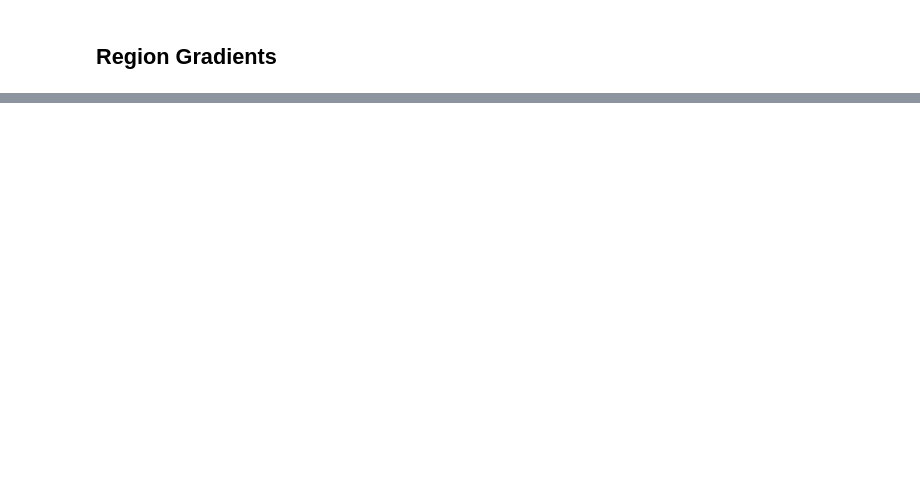
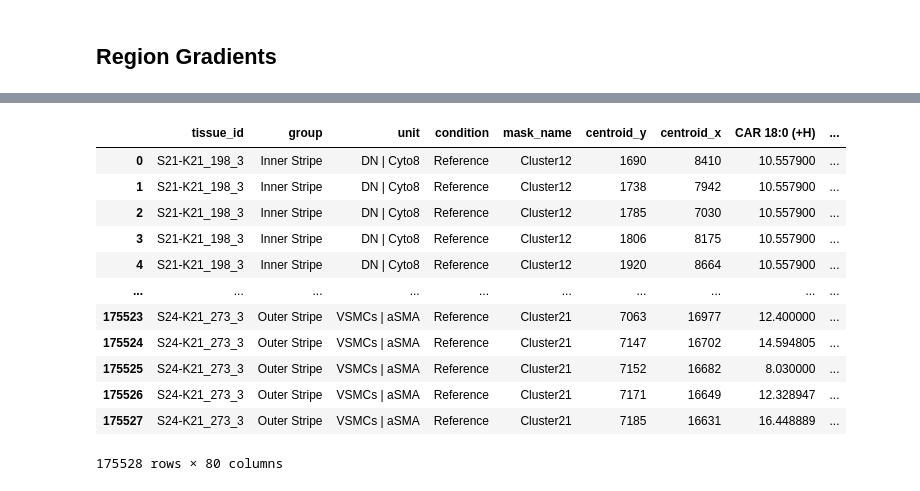
Before and after one commit to jvillazon/hsi_machine_learning, a Jupyter notebook: sk_classifier/integrated_pipeline.ipynb, the cells around one changed output, grey strips where cells are left out. Saved outputs shown, nothing was run; the diff lists cells and outputs as text; code cells hidden in the pictures; blank space fills up the shorter version.

```diff
--- a/sk_classifier/integrated_pipeline.ipynb
+++ b/sk_classifier/integrated_pipeline.ipynb
@@ -105,7 +154,7 @@ if 'Unnamed: 0' in df.columns:
 path = r"C:\Users\jvill\OneDrive - UC San Diego\integrated_pipeline\WSI_data\WSI_data\CODEX_clusters-regions_masks_output_csv-test\output.csv"
 df = pd.read_csv(path)
 col_groups = {
-    "ORR": ["Redox"],
+    # "ORR": ["Redox"],
     "CAR" :[
         "CAR 18:2 (+H)",
         "CAR 18:1 (+H)",
@@ -140,7 +189,7 @@ col_groups = {
         "PS 16:0_20:4 (-H)",
         "PS 18:0_20:4 (-H)",
         "PI 16:0_20:4 (-H)",
-        "PI 18:0_20:4 (-H)",
+        "PI 18:1_20:3 (-H)",
         "PC 35:4 (+H)",
         "PC 36:5 (+H)",
         "PC 18:0_20:4 (+H)",
@@ -156,7 +205,7 @@ col_groups = {
         "PE 49:9 (-H)",
         "PC 48:9 (-CH3)",
     ],
-    "Lipid Unsat.": ["Lipid_Unsaturation"],
+
     "SM":[
         "SM 34:1;2O (+H)",
         "SM 38:1;20 (+H)",
@@ -171,21 +220,25 @@ col_groups = {
         "SHexCer 41:1;3O (-H)",
         "SHexCer 42:2;3O (-H)",
         "SHexCer 42:1;3O (-H)",
-        "SHexCer 42:0;3O(-H)",
+        "SHexCer 42:0;3O (-H)",
         "SHexCer 50:0;2O (-H)"
     ],
+        "Lipid Unsat.": ["Lipid_Unsaturation"],
+        "Lipid/Protein" : ["Lipid_to_Protein"]
 
-        "Fib. Collagen": [
-        # 'Collagen',
-        "Collagen_Thickness",
-        "Collagen_Coherence"
-    ],
+    #     "Fib. Collagen": [
+    #     # 'Collagen',
+    #     "Collagen_Thickness",
+    #     "Collagen_Coherence"
+    # ],
 
 }
 if 'Unnamed: 0' in df.columns:
     df = df.drop(columns=['Unnamed: 0'])
 
 # df = df[df['Source_ID']=='S21']
+
+# df = df[df['tissue_id']=='S21-K21_198_3']
 
 for new_col, source_cols in col_groups.items():
     df[new_col] = df[source_cols].mean(axis=1)
@@ -200,7 +253,7 @@ unit_order = [
       "Cluster9",
       "Cluster10",
       "Cluster11",
-      "Cluster13",
+      "Cluster12",
       "Cluster15",
       "Cluster16",
       "Cluster17",
@@ -208,6 +261,7 @@ unit_order = [
       "Cluster19",
       "Cluster20",
       "Cluster21",
+      "Cluster22",
       "Cluster23",
       "Cluster24",
       "Cluster25",
@@ -232,9 +286,12 @@ group_order = [
 #     'M': 'Inner Stripe'
 # }
 
-df['mask_name'] = pd.Categorical(df['mask_name'], categories=unit_order, ordered=True)
+# df['mask_name'] = pd.Categorical(df['mask_name'], categories=unit_order, ordered=True)
 df['group'] = pd.Categorical(df['group'], categories=group_order, ordered=True)
 for i, val_col in enumerate(df.columns[7:]):
     df[val_col] = df[val_col].fillna(df.groupby(['group', 'mask_name'])[val_col].transform('median'))
 
+df[df.columns[7:]] = df[df.columns[7:]].fillna(0)
+
 # df['Group_ID'] = df['Group_ID'].map(group_map)
+df.drop(columns=['Redox', 'Collagen_Coherence', 'Collagen_Thickness'],inplace=True)
@@ -553,0 +664,5 @@ plt.show()
+# %%
+group_order = ['Outer Cortex', 'Middle Cortex', 'Juxtamedullary Cortex', 'Outer Stripe', 'Inner Stripe', 'Inner Medulla']
+df['unit'] = pd.Categorical(df['unit'], categories=unit_order, ordered=True)
+df['group'] = pd.Categorical(df['group'], categories=group_order, ordered=True)
+df
@@ -553,0 +852,16 @@ plt.show()
+# %%
+df
+# %% [output]
+|  | tissue_id | group | unit | condition | mask_name | centroid_y | centroid_x | CAR 18:0 (+H) | ... |
+| 0 | S21-K21_198_3 | Inner Stripe | DN | Cyto8 | Reference | Cluster12 | 1690 | 8410 | 10.557900 | ... |
+| 1 | S21-K21_198_3 | Inner Stripe | DN | Cyto8 | Reference | Cluster12 | 1738 | 7942 | 10.557900 | ... |
+| 2 | S21-K21_198_3 | Inner Stripe | DN | Cyto8 | Reference | Cluster12 | 1785 | 7030 | 10.557900 | ... |
+| 3 | S21-K21_198_3 | Inner Stripe | DN | Cyto8 | Reference | Cluster12 | 1806 | 8175 | 10.557900 | ... |
+| 4 | S21-K21_198_3 | Inner Stripe | DN | Cyto8 | Reference | Cluster12 | 1920 | 8664 | 10.557900 | ... |
+| ... | ... | ... | ... | ... | ... | ... | ... | ... | ... |
+| 175523 | S24-K21_273_3 | Outer Stripe | VSMCs | aSMA | Reference | Cluster21 | 7063 | 16977 | 12.400000 | ... |
+| 175524 | S24-K21_273_3 | Outer Stripe | VSMCs | aSMA | Reference | Cluster21 | 7147 | 16702 | 14.594805 | ... |
+| 175525 | S24-K21_273_3 | Outer Stripe | VSMCs | aSMA | Reference | Cluster21 | 7152 | 16682 | 8.030000 | ... |
+| 175526 | S24-K21_273_3 | Outer Stripe | VSMCs | aSMA | Reference | Cluster21 | 7171 | 16649 | 12.328947 | ... |
+| 175527 | S24-K21_273_3 | Outer Stripe | VSMCs | aSMA | Reference | Cluster21 | 7185 | 16631 | 16.448889 | ... |
+175528 rows × 80 columns
```
Also changed, not shown: parts of 18 cells of this notebook, 5 other files.
